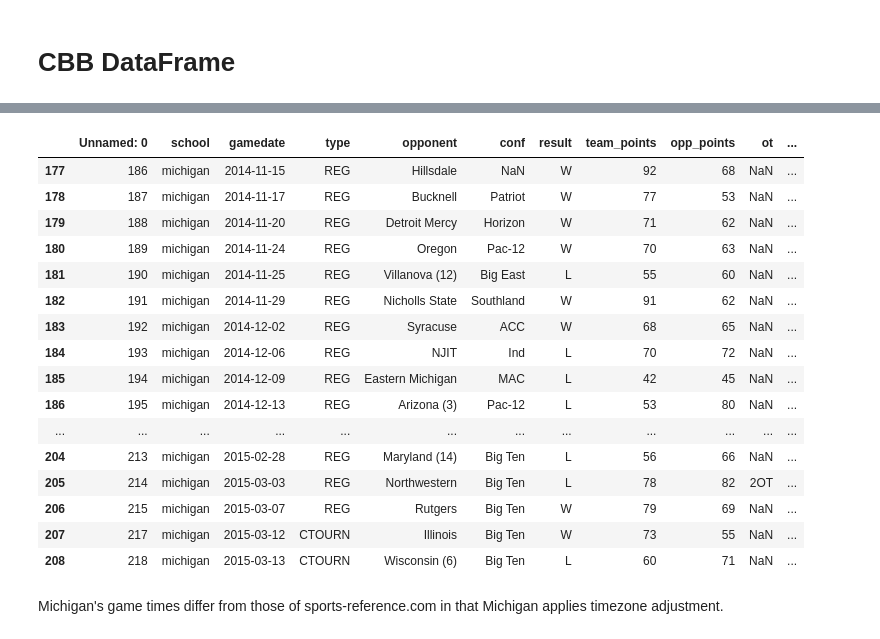
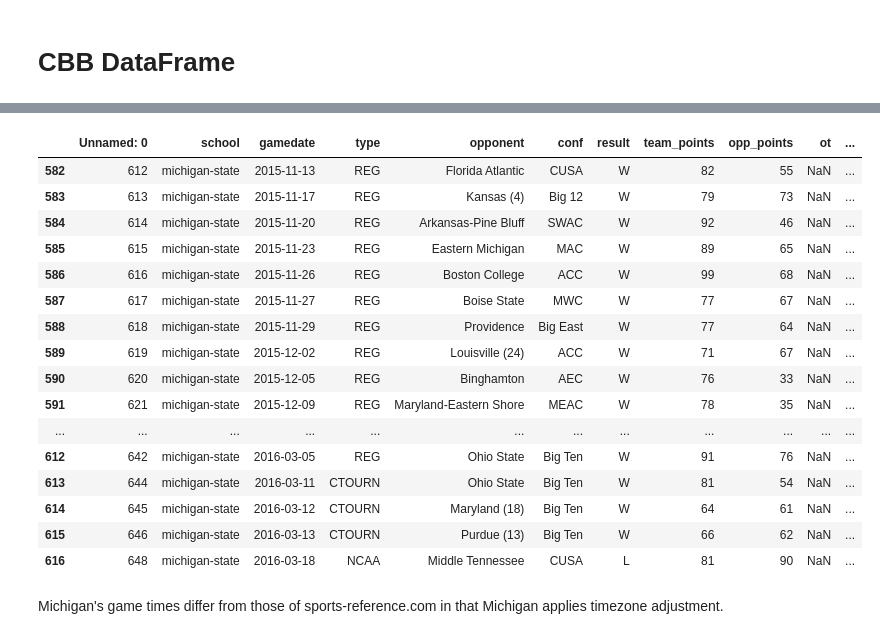
Before and after one commit to djboudia/milestone, a Jupyter notebook: 03_notebooks/basketball_times.ipynb, the cells around one changed output, grey strips where cells are left out. Saved outputs shown, nothing was run; the diff lists cells and outputs as text; code cells hidden in the pictures.

Commit message:
Michigan + Michigan State DataFrame - datetime dict working, but need a couple more things

```diff
--- a/03_notebooks/basketball_times.ipynb
+++ b/03_notebooks/basketball_times.ipynb
@@ -288,27 +399,27 @@ dtype: object
 # %%
 df_cbb['gamedate'] = pd.to_datetime(df_cbb['gamedate'])
 # %%
-df_cbb[(df_cbb['school'] == ('michigan'))
-        & (df_cbb['gamedate'] >= ('2014-10-01'))
-        & (df_cbb['gamedate'] <= ('2015-05-01'))]
+df_cbb[(df_cbb['school'] == ('michigan-state'))
+        & (df_cbb['gamedate'] >= ('2015-10-01'))
+        & (df_cbb['gamedate'] <= ('2016-05-01'))]
 # %% [output]
 |  | Unnamed: 0 | school | gamedate | type | opponent | conf | result | team_points | opp_points | ot | ... |
-| 177 | 186 | michigan | 2014-11-15 | REG | Hillsdale | NaN | W | 92 | 68 | NaN | ... |
-| 178 | 187 | michigan | 2014-11-17 | REG | Bucknell | Patriot | W | 77 | 53 | NaN | ... |
-| 179 | 188 | michigan | 2014-11-20 | REG | Detroit Mercy | Horizon | W | 71 | 62 | NaN | ... |
-| 180 | 189 | michigan | 2014-11-24 | REG | Oregon | Pac-12 | W | 70 | 63 | NaN | ... |
-| 181 | 190 | michigan | 2014-11-25 | REG | Villanova (12) | Big East | L | 55 | 60 | NaN | ... |
-| 182 | 191 | michigan | 2014-11-29 | REG | Nicholls State | Southland | W | 91 | 62 | NaN | ... |
-| 183 | 192 | michigan | 2014-12-02 | REG | Syracuse | ACC | W | 68 | 65 | NaN | ... |
-| 184 | 193 | michigan | 2014-12-06 | REG | NJIT | Ind | L | 70 | 72 | NaN | ... |
-| 185 | 194 | michigan | 2014-12-09 | REG | Eastern Michigan | MAC | L | 42 | 45 | NaN | ... |
-| 186 | 195 | michigan | 2014-12-13 | REG | Arizona (3) | Pac-12 | L | 53 | 80 | NaN | ... |
+| 582 | 612 | michigan-state | 2015-11-13 | REG | Florida Atlantic | CUSA | W | 82 | 55 | NaN | ... |
+| 583 | 613 | michigan-state | 2015-11-17 | REG | Kansas (4) | Big 12 | W | 79 | 73 | NaN | ... |
+| 584 | 614 | michigan-state | 2015-11-20 | REG | Arkansas-Pine Bluff | SWAC | W | 92 | 46 | NaN | ... |
+| 585 | 615 | michigan-state | 2015-11-23 | REG | Eastern Michigan | MAC | W | 89 | 65 | NaN | ... |
+| 586 | 616 | michigan-state | 2015-11-26 | REG | Boston College | ACC | W | 99 | 68 | NaN | ... |
+| 587 | 617 | michigan-state | 2015-11-27 | REG | Boise State | MWC | W | 77 | 67 | NaN | ... |
+| 588 | 618 | michigan-state | 2015-11-29 | REG | Providence | Big East | W | 77 | 64 | NaN | ... |
+| 589 | 619 | michigan-state | 2015-12-02 | REG | Louisville (24) | ACC | W | 71 | 67 | NaN | ... |
+| 590 | 620 | michigan-state | 2015-12-05 | REG | Binghamton | AEC | W | 76 | 33 | NaN | ... |
+| 591 | 621 | michigan-state | 2015-12-09 | REG | Maryland-Eastern Shore | MEAC | W | 78 | 35 | NaN | ... |
 | ... | ... | ... | ... | ... | ... | ... | ... | ... | ... | ... | ... |
-| 204 | 213 | michigan | 2015-02-28 | REG | Maryland (14) | Big Ten | L | 56 | 66 | NaN | ... |
-| 205 | 214 | michigan | 2015-03-03 | REG | Northwestern | Big Ten | L | 78 | 82 | 2OT | ... |
-| 206 | 215 | michigan | 2015-03-07 | REG | Rutgers | Big Ten | W | 79 | 69 | NaN | ... |
-| 207 | 217 | michigan | 2015-03-12 | CTOURN | Illinois | Big Ten | W | 73 | 55 | NaN | ... |
-| 208 | 218 | michigan | 2015-03-13 | CTOURN | Wisconsin (6) | Big Ten | L | 60 | 71 | NaN | ... |
+| 612 | 642 | michigan-state | 2016-03-05 | REG | Ohio State | Big Ten | W | 91 | 76 | NaN | ... |
+| 613 | 644 | michigan-state | 2016-03-11 | CTOURN | Ohio State | Big Ten | W | 81 | 54 | NaN | ... |
+| 614 | 645 | michigan-state | 2016-03-12 | CTOURN | Maryland (18) | Big Ten | W | 64 | 61 | NaN | ... |
+| 615 | 646 | michigan-state | 2016-03-13 | CTOURN | Purdue (13) | Big Ten | W | 66 | 62 | NaN | ... |
+| 616 | 648 | michigan-state | 2016-03-18 | NCAA | Middle Tennessee | CUSA | L | 81 | 90 | NaN | ... |
 # %% [markdown]
 
 Michigan's game times differ from those of sports-reference.com in that Michigan applies timezone adjustment.
```
Also changed, not shown: parts of 55 cells of this notebook.
